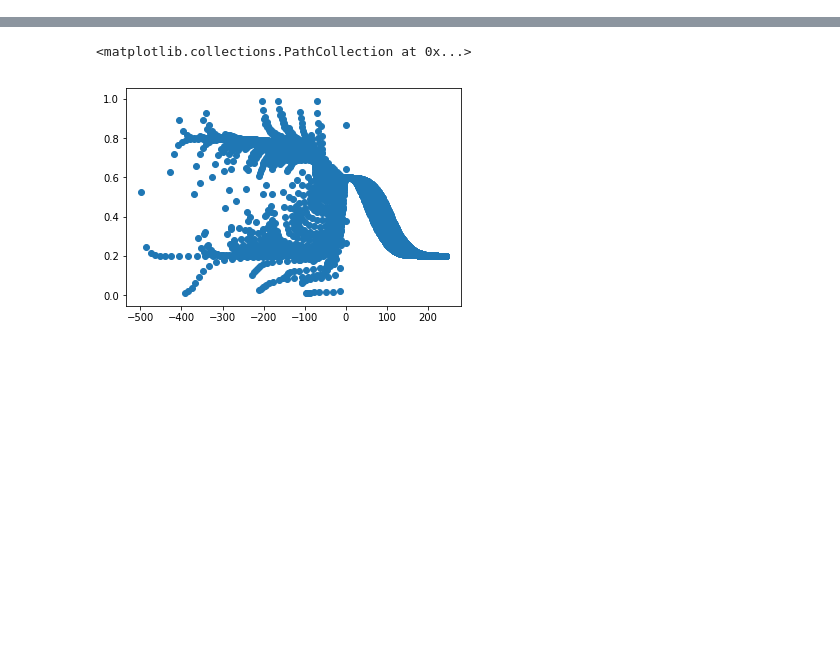
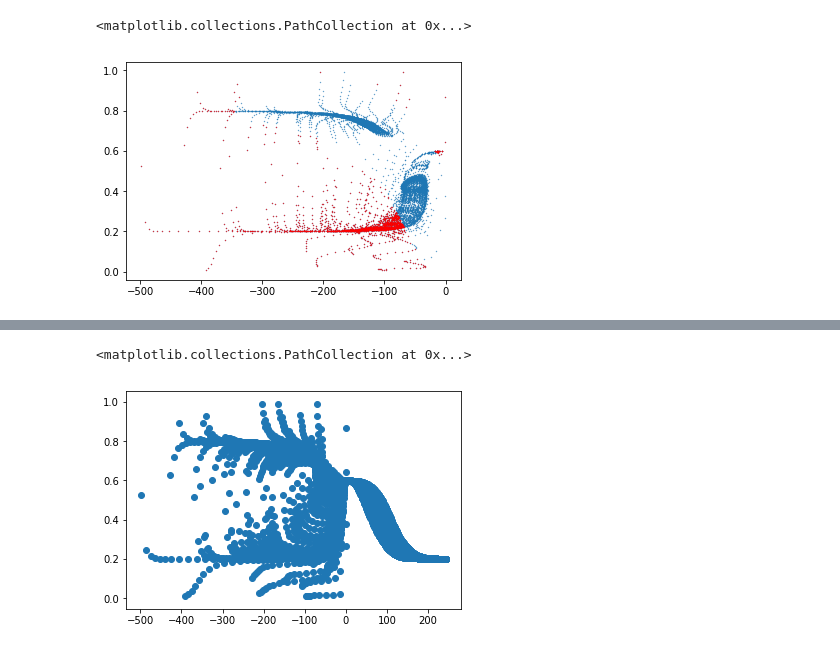
Before and after one commit to SiyangJ/Data-Assimilation, a Jupyter notebook: FA18/Modularized/MLEval.ipynb, the cells around one changed output, grey strips where cells are left out. Cells and saved outputs as stored; diff of their text form; code cells hidden in the pictures; blank space fills up the shorter version.

```diff
--- a/FA18/Modularized/MLEval.ipynb
+++ b/FA18/Modularized/MLEval.ipynb
@@ -54,0 +174,9 @@ rel_error = diff_norm / truth_norm
+# %%
+plt.scatter(X[:,0],X[:,1],s=0.1)
+#plt.plot(X[large_error_index,0],X[large_error_index,1],'r.',markersize=0.5)
+#plt.scatter(X[large_error_index,0],X[large_error_index,1],s=0.1,c='r')
+th = 2000
+plt.scatter(X[sort_index[:th],0],X[sort_index[:th],1],s=0.1,c='r')
+# %% [output]
+<matplotlib.collections.PathCollection at 0x...>
+[figure, added]
```
Also changed, not shown: parts of 23 cells of this notebook, 3 other files.
